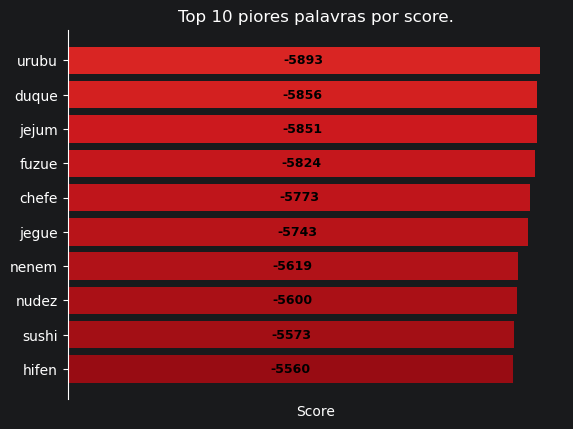
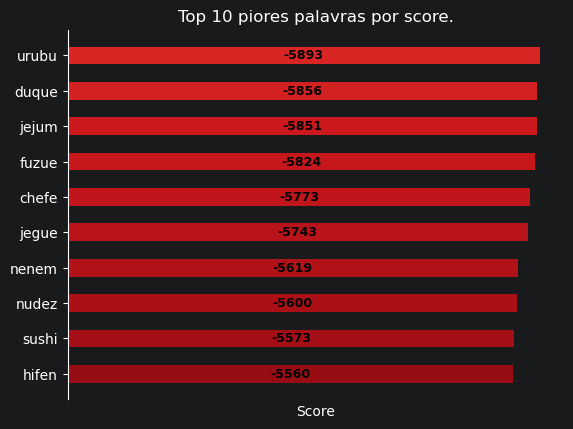
The change to this notebook cell's code, shown as a diff; its figure went from the first image to the second:
--- before
+++ after
@@ -6,5 +6,5 @@
 
 colors = cm.Reds(np.linspace(0.7, 0.9, len(words)))
-bars = ax.barh(words, scores, align='center', color=colors)
+bars = ax.barh(words, scores, align='center', color=colors, height=.5)
 ax.invert_yaxis()
 
@@ -25,3 +25,3 @@
 ax.tick_params(bottom=False, labelbottom=False)
 ax.spines[['top', 'right', 'bottom']].set_visible(False)
-fig.savefig("Top10WorstWords.png")
+#fig.savefig("Top10WorstWords.png")

Commit: update: readme for add words charts